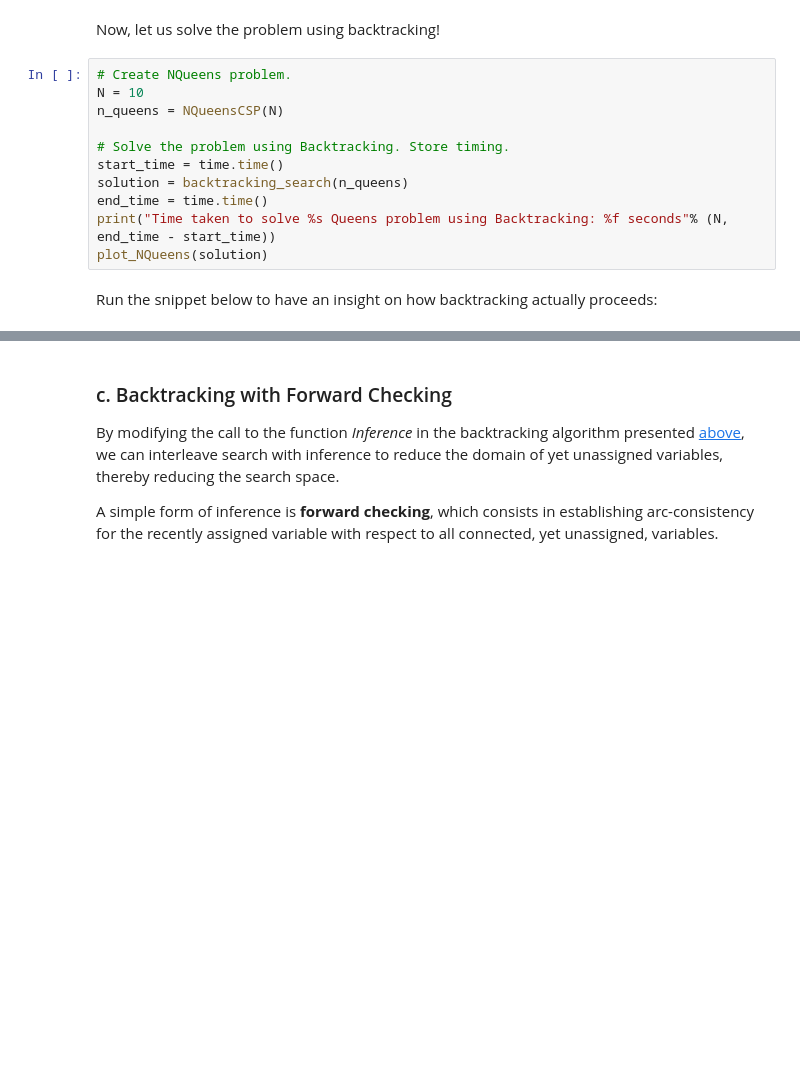
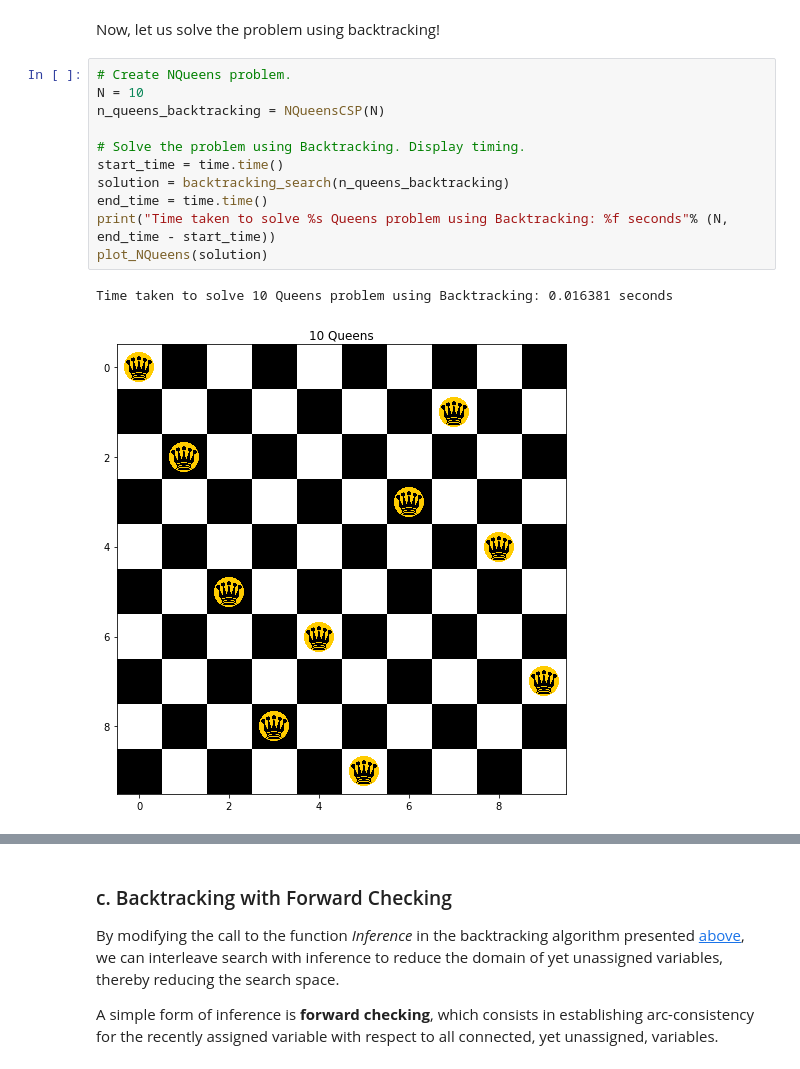
Before and after one commit to ToniRV/Constraint-Satisfaction-Notebook, a Jupyter notebook: CSPs.ipynb, the cells around one changed output, grey strips where cells are left out. Cells and saved outputs as stored; diff of their text form; blank space fills up the shorter version.

Commit message:
Better explain backtracking and all its variations

```diff
--- a/CSPs.ipynb
+++ b/CSPs.ipynb
@@ -358,13 +364,14 @@ Now, let us solve the problem using backtracking!
 # %%
 # Create NQueens problem.
 N = 10
-n_queens = NQueensCSP(N)
+n_queens_backtracking = NQueensCSP(N)
 
-# Solve the problem using Backtracking. Store timing.
+# Solve the problem using Backtracking. Display timing.
 start_time = time.time()
-solution = backtracking_search(n_queens)
+solution = backtracking_search(n_queens_backtracking)
 end_time = time.time()
 print("Time taken to solve %s Queens problem using Backtracking: %f seconds"% (N, end_time - start_time))
 plot_NQueens(solution)
+# %% [output]
+Time taken to solve 10 Queens problem using Backtracking: 0.016381 seconds
+[figure, added]
-# %% [markdown]
-Run the snippet below to have an insight on how backtracking actually proceeds:
```
Also changed, not shown: parts of 26 cells of this notebook.
